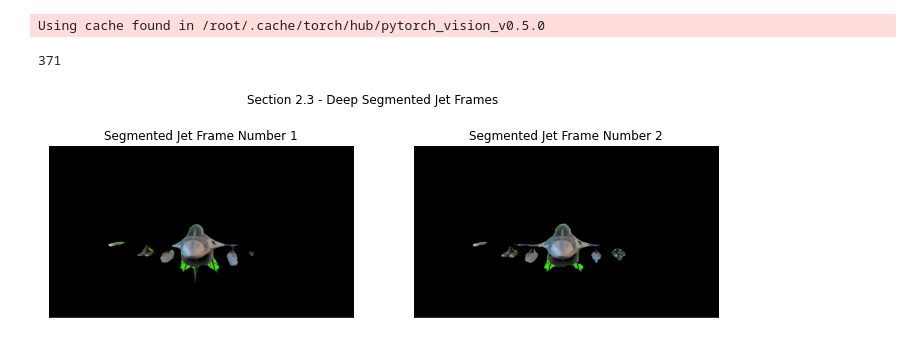
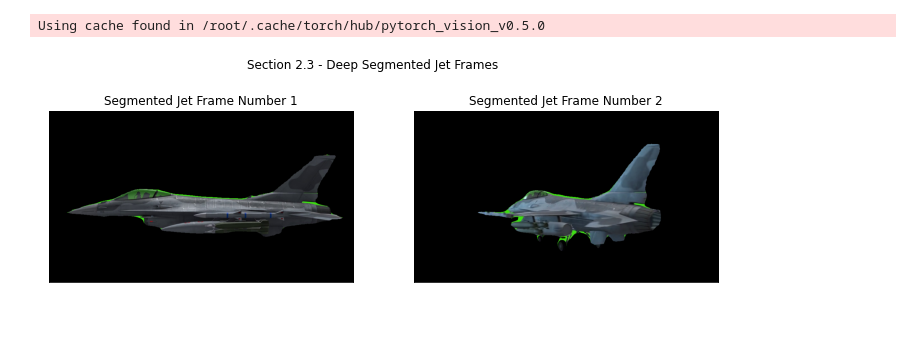
Before and after one commit to AnElectricalEngineer/Computer-Vision-HW-3, a Jupyter notebook: code/ee046746_hw3_332708007_204525612.ipynb, the cells around one changed output. Saved outputs shown, nothing was run; the diff lists cells and outputs as text; code cells hidden in the pictures.

```diff
--- a/code/ee046746_hw3_332708007_204525612.ipynb
+++ b/code/ee046746_hw3_332708007_204525612.ipynb
@@ -352,10 +375,5 @@ plt.savefig(f'{path}../output/Section 2.1 - Zahi.png')
 # %%
 # Section 2.2
-
-labels = 371 * ['Zahi']
-print(labels)
-print(ZahiFrames[0].shape)
-print(len(ZahiFrames))
-
+labels = len(ZahiFrames) * ['Zahi']
 segmented_Zahi = applyDeepSegmentation(ZahiFrames, 'Section 2.2 - Deep Segmented Zahi', labels, False, False)
 # %% [output]
@@ -367,7 +381,7 @@ TypeError: ignored
 # %%
 # Display 2 segmented frames
 
-ZahiSegmentedImages = [segmented_Zahi[122], segmented_Zahi[0]]
+ZahiSegmentedImages = [segmented_Zahi[122], segmented_Zahi[60]]
 
 fig, axes = plt.subplots(1, len(ZahiSegmentedImages), figsize=(12,4))
 for idx, image in enumerate(ZahiSegmentedImages):
@@ -383,34 +397,32 @@ plt.savefig(f'{path}../output/Section 2.2 - Deep Segmented Zahi.png')
 # Section 2.3
 
 # Convert video to frames
-video_to_image_seq(f"{path}../data/jet_model.mp4", f"{path}../output/Section 2.3 - jet video frames")
+Jet_frames = []
+video_to_image_seq(f"{path}../data/jet_model.mp4", Jet_frames, (960, 540))
+Jet_frames = Jet_frames[150:len(segmented_Zahi)+150]
 # %% [output]
 converting video to frames...
 total frames:  600
 # %%
-all_jet_frames = []
 jet_labels = []
-for i in range(371):
-  all_jet_frames.append(Image.open(f"{path}../output/Section 2.3 - jet video frames/{i:04}.jpg"))
+for i in range(len(segmented_Zahi)):
   jet_labels.append(f"jet frame {i + 1}")
 
 # Segment the frames from the jet video
-segmented_jet_frames = applyDeepSegmentation(all_jet_frames, 'Section 2.3 - Deep Segmented Jet', jet_labels, False, False)
+segmented_jet_frames = applyDeepSegmentation(Jet_frames[:len(segmented_Zahi)], 'Section 2.3 - Deep Segmented Jet', jet_labels, False, False)
 # %% [output]
 Using cache found in /root/.cache/torch/hub/pytorch_vision_v0.5.0
 # %%
 # Display 2 segmented frames
-print (len(segmented_jet_frames))
-JetSegmentedImages = [segmented_jet_frames[1], segmented_jet_frames[0]]
+JetSegmentedImages = [segmented_jet_frames[0], segmented_jet_frames[60]]
 
 fig, axes = plt.subplots(1, len(JetSegmentedImages), figsize=(12,4))
 for idx, image in enumerate(JetSegmentedImages):
     axes[idx].imshow(image)
     axes[idx].set_title(f'Segmented Jet Frame Number {idx + 1}')
     axes[idx].set_xticks([])
     axes[idx].set_yticks([])
 fig.suptitle('Section 2.3 - Deep Segmented Jet Frames')
 plt.savefig(f'{path}../output/Section 2.3 - Deep Segmented Jet Frames.png')
 # %% [output]
-371
-[figure, old version]
+[figure, new version]
```
Also changed, not shown: parts of 16 cells of this notebook, 33 other files.
